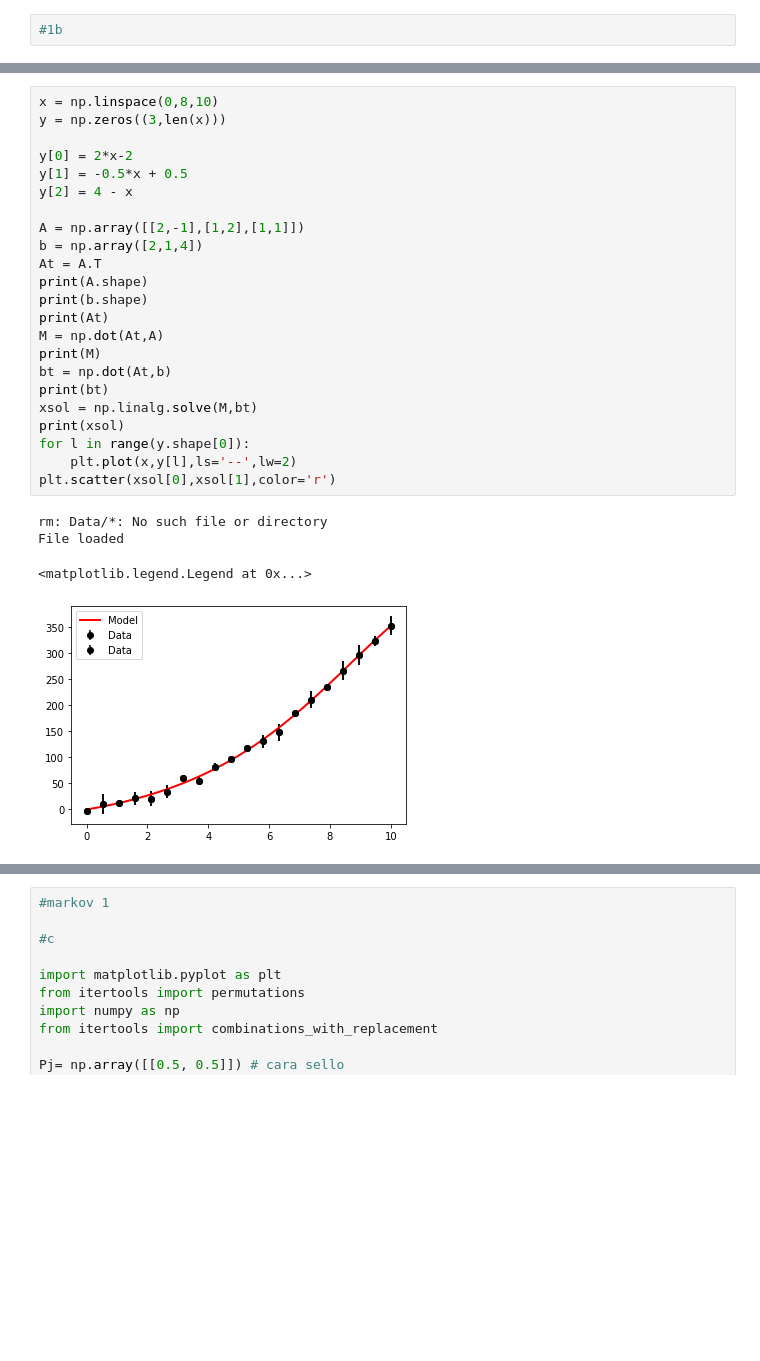
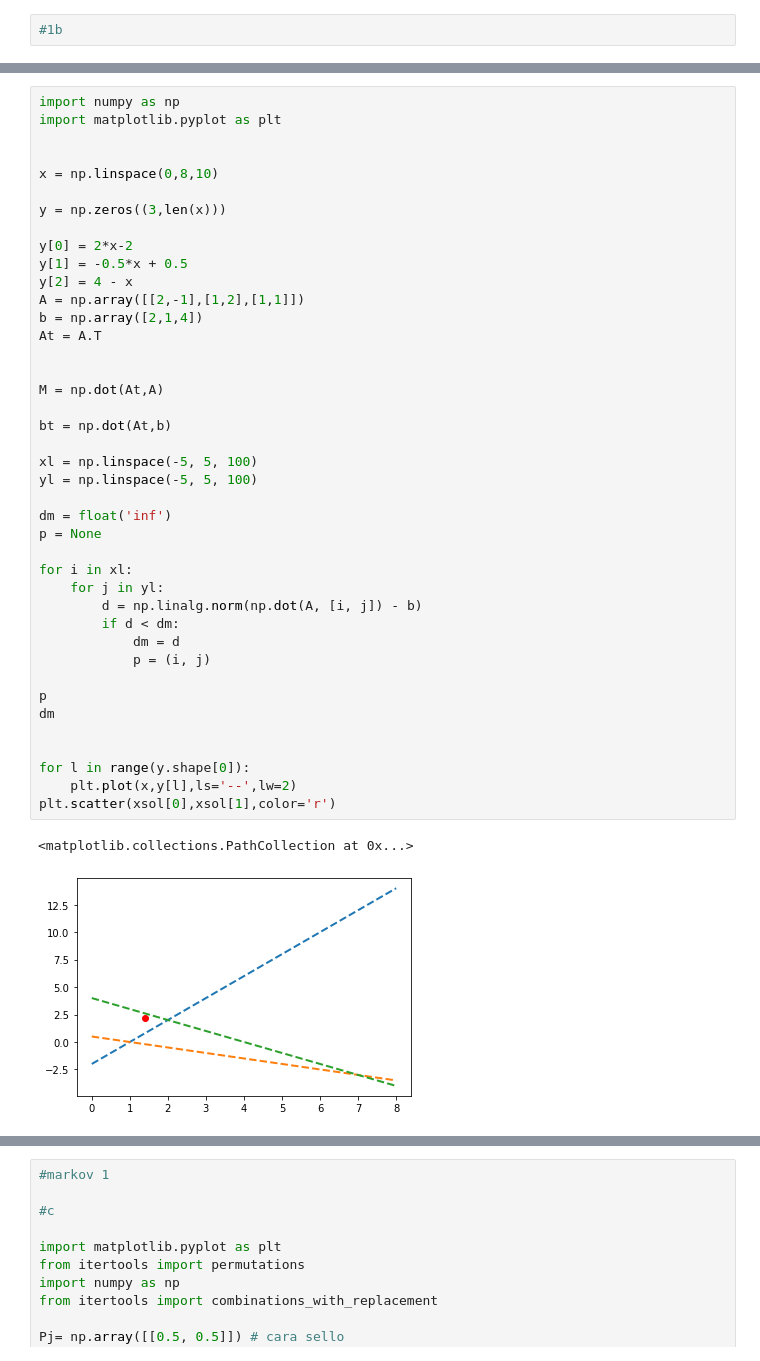
Before and after one commit to Joskfjdndsnduf/Respositorio-de-Catalina-Guatibonza-y-Jose-Canon, a Jupyter notebook: ejercicios4/Ejercicios_P4_real.ipynb, the cells around one changed output, grey strips where cells are left out. Cells and saved outputs as stored; diff of their text form; blank space fills up the shorter version.

```diff
--- a/ejercicios4/Ejercicios_P4.ipynb
+++ b/ejercicios4/Ejercicios_P4_real.ipynb
@@ -112,28 +59,44 @@ f3 = lambda x,y: x + y -4
 # %%
+import numpy as np
+import matplotlib.pyplot as plt
+
+
 x = np.linspace(0,8,10)
+
 y = np.zeros((3,len(x)))
 
 y[0] = 2*x-2
 y[1] = -0.5*x + 0.5
 y[2] = 4 - x
-
 A = np.array([[2,-1],[1,2],[1,1]])
 b = np.array([2,1,4])
 At = A.T
-print(A.shape)
-print(b.shape)
-print(At)
+
+
 M = np.dot(At,A)
-print(M)
+
 bt = np.dot(At,b)
-print(bt)
-xsol = np.linalg.solve(M,bt)
-print(xsol)
+
+xl = np.linspace(-5, 5, 100)
+yl = np.linspace(-5, 5, 100)
+
+dm = float('inf')
+p = None
+
+for i in xl:
+    for j in yl:
+        d = np.linalg.norm(np.dot(A, [i, j]) - b)
+        if d < dm:
+            dm = d
+            p = (i, j)
+
+p
+dm
+
+
 for l in range(y.shape[0]):
     plt.plot(x,y[l],ls='--',lw=2)
 plt.scatter(xsol[0],xsol[1],color='r')
 # %% [output]
-rm: Data/*: No such file or directory
-File loaded
+<matplotlib.collections.PathCollection at 0x...>
-<matplotlib.legend.Legend at 0x...>
-[figure, old version]
+[figure, new version]
```
Also changed, not shown: parts of 7 cells of this notebook.
